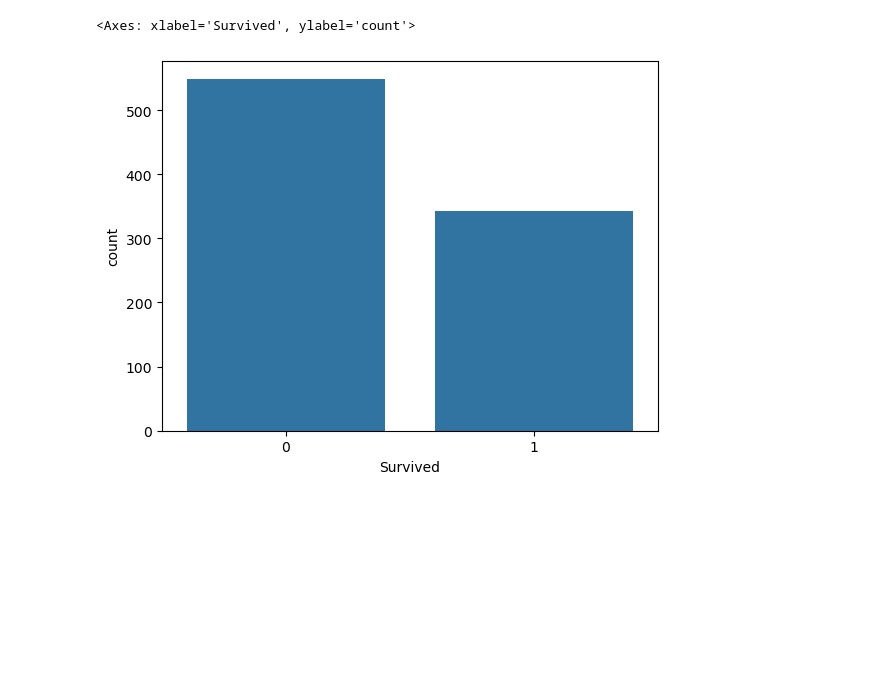
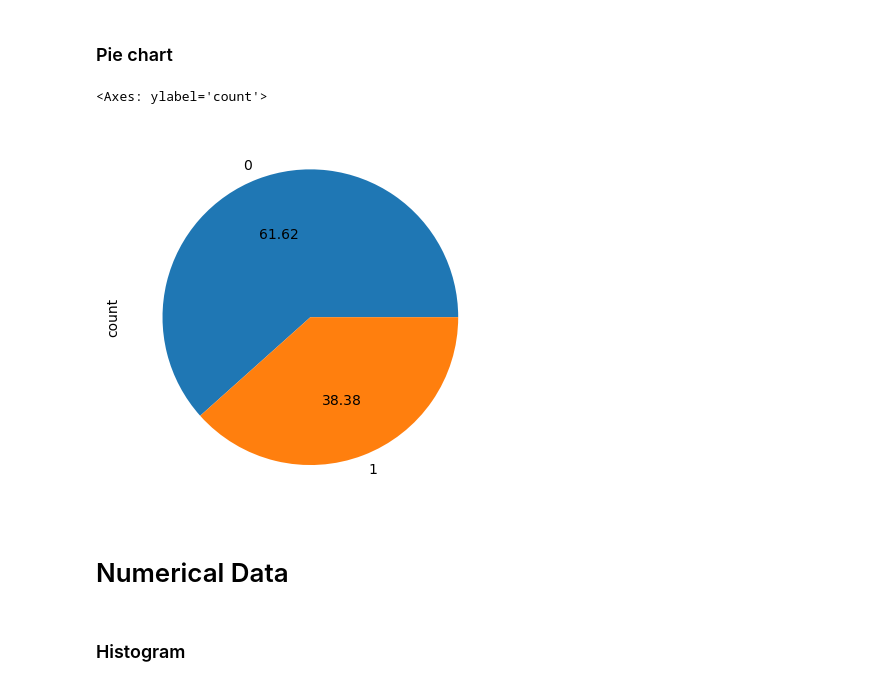
Before and after one commit to kartikkumarofficial/Python, a Jupyter notebook: jupyter/campusx/19univariate_analysis.ipynb, the cells around one changed output. Cells and saved outputs as stored; diff of their text form; code cells hidden in the pictures; blank space fills up the shorter version.

```diff
--- a/jupyter/campusx/19univariate_analysis.ipynb
+++ b/jupyter/campusx/19univariate_analysis.ipynb
@@ -34,4 +41,11 @@ dtype('int64')
+# %% [markdown]
+### Pie chart
 # %%
+df['Survived'].value_counts().plot(kind='pie',autopct='%.2f')
 # %% [output]
-<Axes: xlabel='Survived', ylabel='count'>
+<Axes: ylabel='count'>
-[figure, old version]
+[figure, new version]
+# %% [markdown]
+# Numerical Data
+# %% [markdown]
+### Histogram
```
Also changed, not shown: parts of 17 cells of this notebook, 1 other file.
